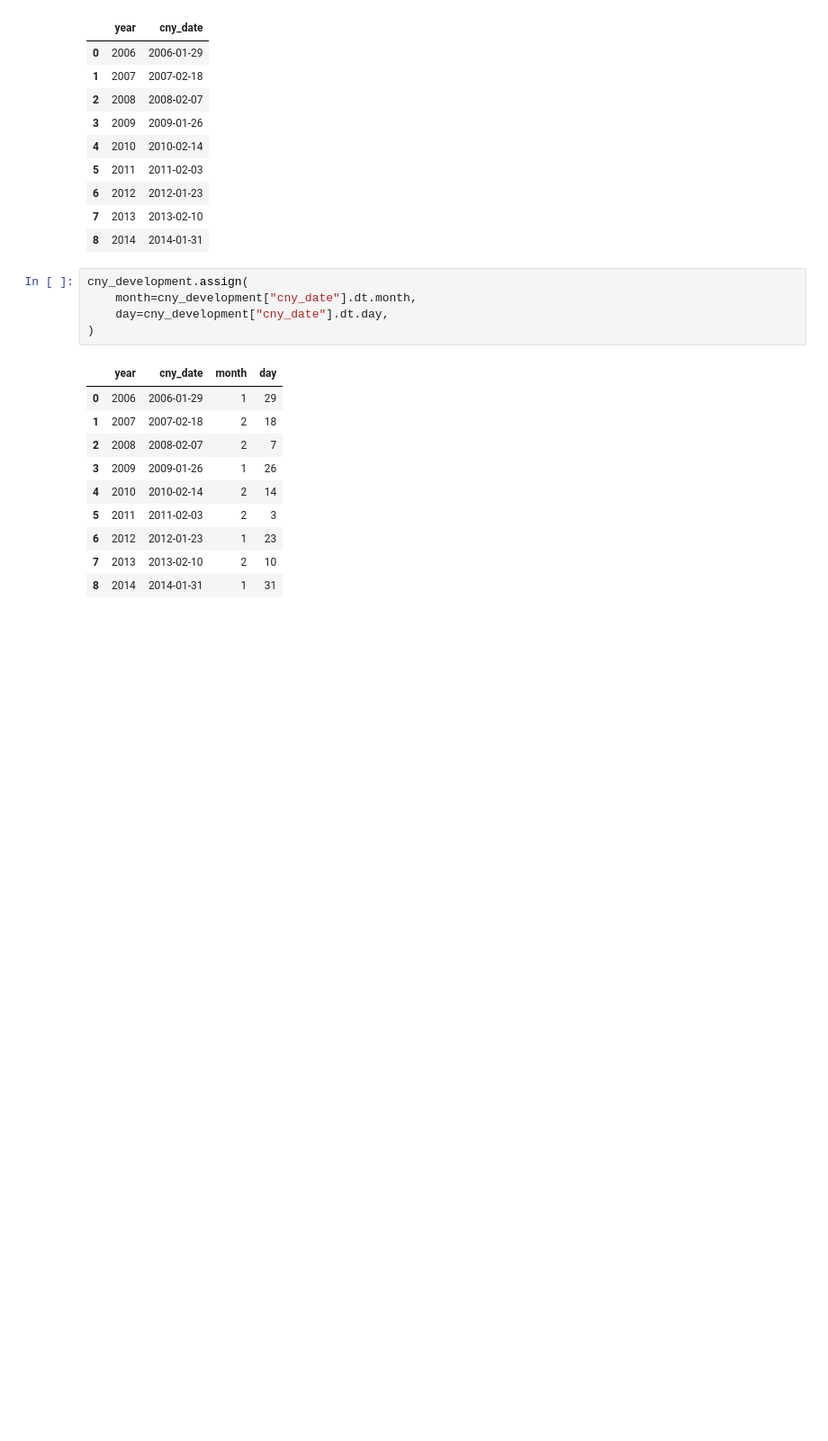
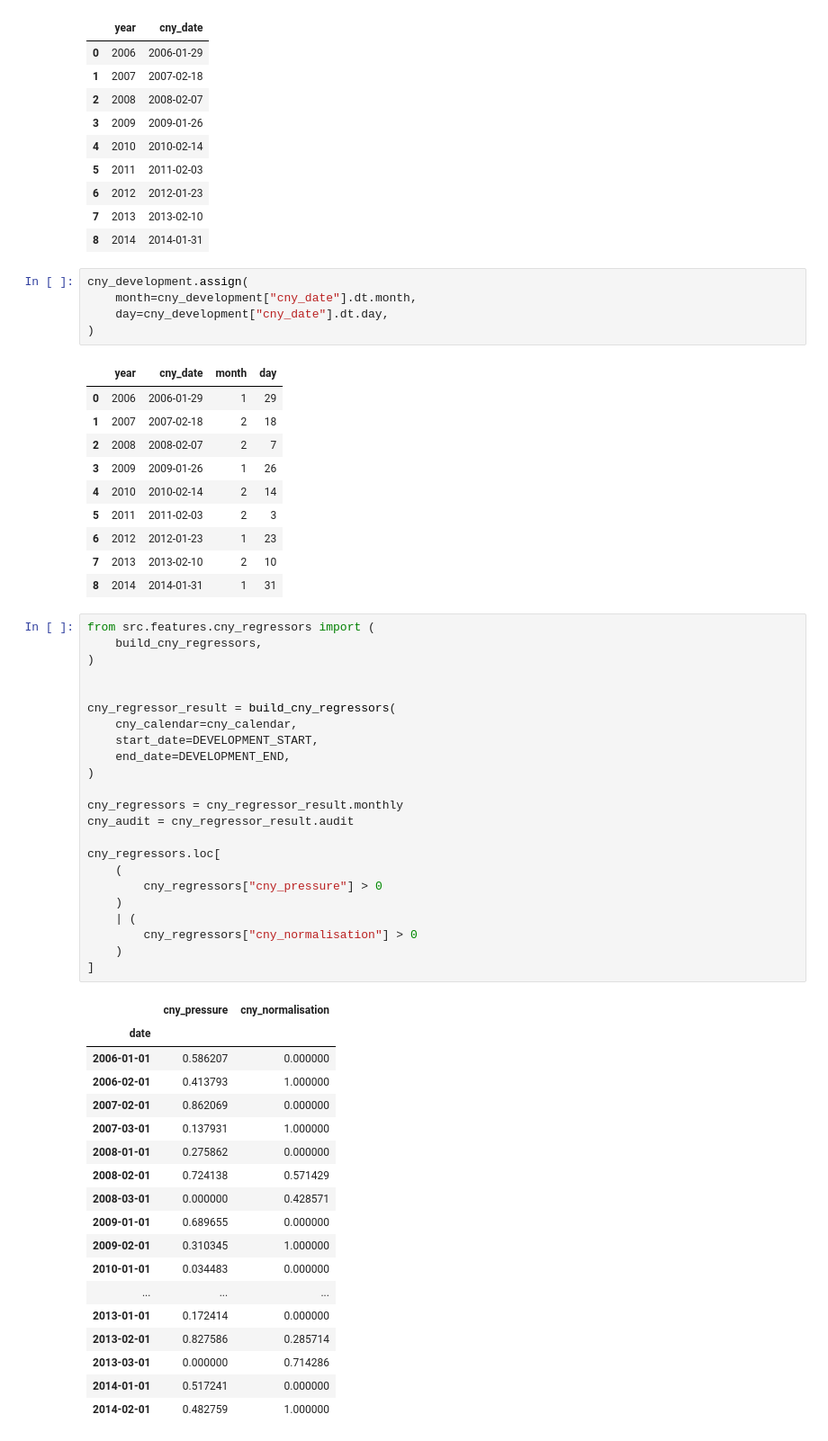
Before and after one commit to DarrenTay3142/DS607-Project---China-Inflation-Forecasting, a Jupyter notebook: notebooks/03_sarima_development.ipynb, the cells around one changed output. Shown at 90% size. Cells and saved outputs as stored; diff of their text form; blank space fills up the shorter version.

```diff
--- a/notebooks/03_sarima_development.ipynb
+++ b/notebooks/03_sarima_development.ipynb
@@ -1682,3 +1682,45 @@ cny_development.assign(
 | 6 | 2012 | 2012-01-23 | 1 | 23 |
 | 7 | 2013 | 2013-02-10 | 2 | 10 |
 | 8 | 2014 | 2014-01-31 | 1 | 31 |
+# %%
+from src.features.cny_regressors import (
+    build_cny_regressors,
+)
+
+
+cny_regressor_result = build_cny_regressors(
+    cny_calendar=cny_calendar,
+    start_date=DEVELOPMENT_START,
+    end_date=DEVELOPMENT_END,
+)
+
+cny_regressors = cny_regressor_result.monthly
+cny_audit = cny_regressor_result.audit
+
+cny_regressors.loc[
+    (
+        cny_regressors["cny_pressure"] > 0
+    )
+    | (
+        cny_regressors["cny_normalisation"] > 0
+    )
+]
+# %% [output]
+|  | cny_pressure | cny_normalisation |
+| date |  |  |
+| 2006-01-01 | 0.586207 | 0.000000 |
+| 2006-02-01 | 0.413793 | 1.000000 |
+| 2007-02-01 | 0.862069 | 0.000000 |
+| 2007-03-01 | 0.137931 | 1.000000 |
+| 2008-01-01 | 0.275862 | 0.000000 |
+| 2008-02-01 | 0.724138 | 0.571429 |
+| 2008-03-01 | 0.000000 | 0.428571 |
+| 2009-01-01 | 0.689655 | 0.000000 |
+| 2009-02-01 | 0.310345 | 1.000000 |
+| 2010-01-01 | 0.034483 | 0.000000 |
+| ... | ... | ... |
+| 2013-01-01 | 0.172414 | 0.000000 |
+| 2013-02-01 | 0.827586 | 0.285714 |
+| 2013-03-01 | 0.000000 | 0.714286 |
+| 2014-01-01 | 0.517241 | 0.000000 |
+| 2014-02-01 | 0.482759 | 1.000000 |
```
Also changed, not shown: parts of 2 cells of this notebook, 3 other files.
